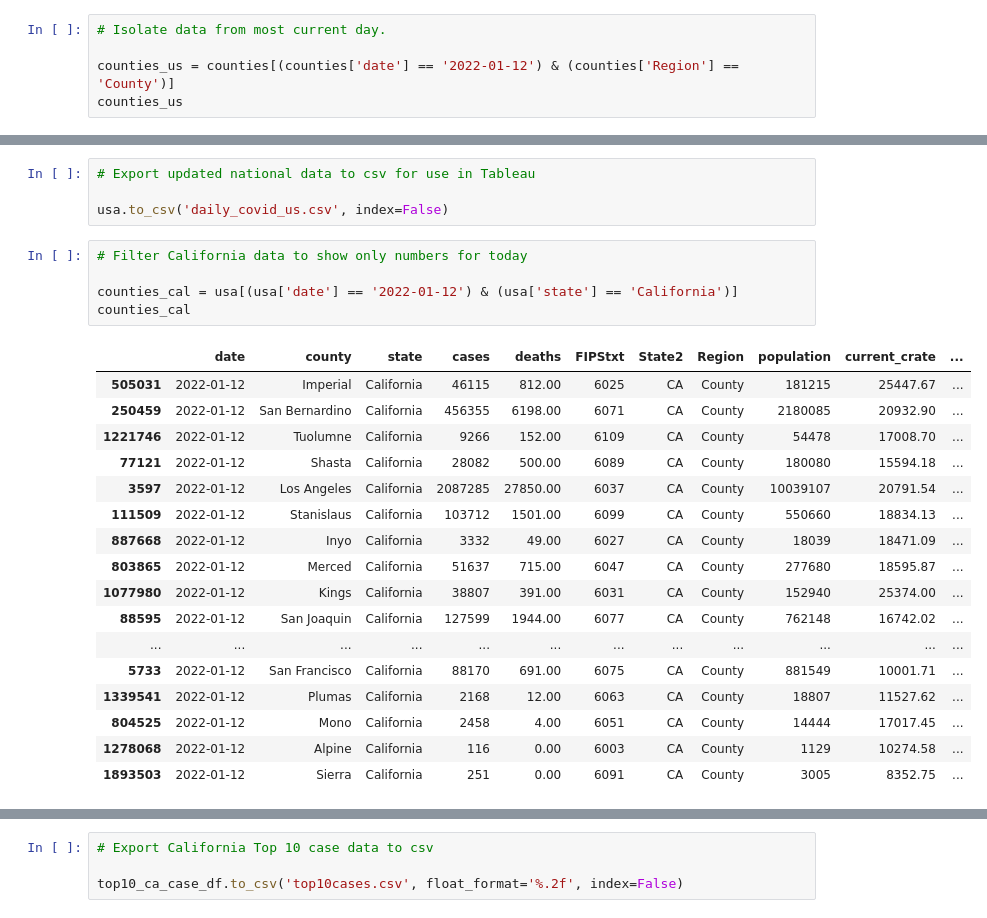
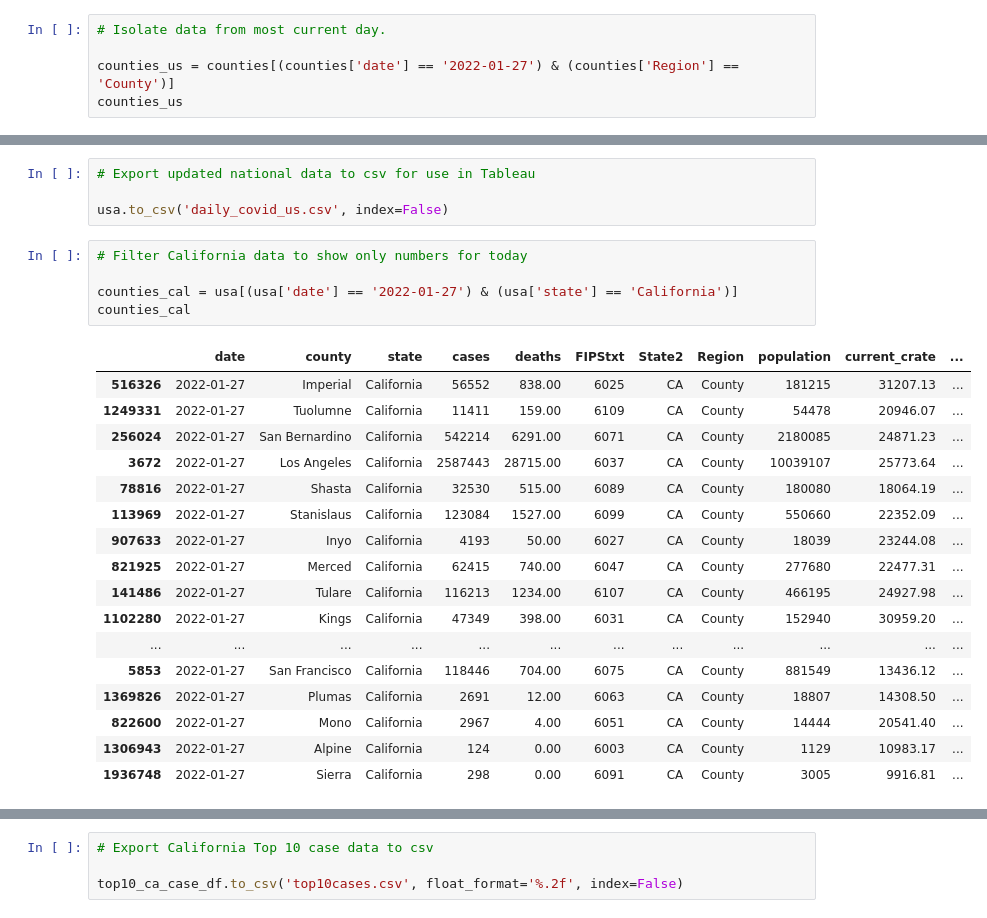
Before and after one commit to menlodoug/covid_crunching, a Jupyter notebook: pandas/COVID_USA.ipynb, the cells around one changed output, grey strips where cells are left out. Saved outputs shown, nothing was run; the diff lists cells and outputs as text.

```diff
--- a/pandas/COVID_USA.ipynb
+++ b/pandas/COVID_USA.ipynb
@@ -94,7 +94,7 @@ counties
 # %%
 # Isolate data from most current day.
 
-counties_us = counties[(counties['date'] == '2022-01-12') & (counties['Region'] == 'County')]
+counties_us = counties[(counties['date'] == '2022-01-27') & (counties['Region'] == 'County')]
 counties_us
 # %% [output]
 |  | date | county | state | cases | deaths | FIPStxt | State2 | Region | population | current_crate | ... |
@@ -249,26 +249,26 @@ usa.to_csv('daily_covid_us.csv', index=False)
 # %%
 # Filter California data to show only numbers for today
 
-counties_cal = usa[(usa['date'] == '2022-01-12') & (usa['state'] == 'California')]
+counties_cal = usa[(usa['date'] == '2022-01-27') & (usa['state'] == 'California')]
 counties_cal
 # %% [output]
 |  | date | county | state | cases | deaths | FIPStxt | State2 | Region | population | current_crate | ... |
-| 505031 | 2022-01-12 | Imperial | California | 46115 | 812.00 | 6025 | CA | County | 181215 | 25447.67 | ... |
-| 250459 | 2022-01-12 | San Bernardino | California | 456355 | 6198.00 | 6071 | CA | County | 2180085 | 20932.90 | ... |
-| 1221746 | 2022-01-12 | Tuolumne | California | 9266 | 152.00 | 6109 | CA | County | 54478 | 17008.70 | ... |
-| 77121 | 2022-01-12 | Shasta | California | 28082 | 500.00 | 6089 | CA | County | 180080 | 15594.18 | ... |
-| 3597 | 2022-01-12 | Los Angeles | California | 2087285 | 27850.00 | 6037 | CA | County | 10039107 | 20791.54 | ... |
-| 111509 | 2022-01-12 | Stanislaus | California | 103712 | 1501.00 | 6099 | CA | County | 550660 | 18834.13 | ... |
-| 887668 | 2022-01-12 | Inyo | California | 3332 | 49.00 | 6027 | CA | County | 18039 | 18471.09 | ... |
-| 803865 | 2022-01-12 | Merced | California | 51637 | 715.00 | 6047 | CA | County | 277680 | 18595.87 | ... |
-| 1077980 | 2022-01-12 | Kings | California | 38807 | 391.00 | 6031 | CA | County | 152940 | 25374.00 | ... |
-| 88595 | 2022-01-12 | San Joaquin | California | 127599 | 1944.00 | 6077 | CA | County | 762148 | 16742.02 | ... |
+| 516326 | 2022-01-27 | Imperial | California | 56552 | 838.00 | 6025 | CA | County | 181215 | 31207.13 | ... |
+| 1249331 | 2022-01-27 | Tuolumne | California | 11411 | 159.00 | 6109 | CA | County | 54478 | 20946.07 | ... |
+| 256024 | 2022-01-27 | San Bernardino | California | 542214 | 6291.00 | 6071 | CA | County | 2180085 | 24871.23 | ... |
+| 3672 | 2022-01-27 | Los Angeles | California | 2587443 | 28715.00 | 6037 | CA | County | 10039107 | 25773.64 | ... |
+| 78816 | 2022-01-27 | Shasta | California | 32530 | 515.00 | 6089 | CA | County | 180080 | 18064.19 | ... |
+| 113969 | 2022-01-27 | Stanislaus | California | 123084 | 1527.00 | 6099 | CA | County | 550660 | 22352.09 | ... |
+| 907633 | 2022-01-27 | Inyo | California | 4193 | 50.00 | 6027 | CA | County | 18039 | 23244.08 | ... |
+| 821925 | 2022-01-27 | Merced | California | 62415 | 740.00 | 6047 | CA | County | 277680 | 22477.31 | ... |
+| 141486 | 2022-01-27 | Tulare | California | 116213 | 1234.00 | 6107 | CA | County | 466195 | 24927.98 | ... |
+| 1102280 | 2022-01-27 | Kings | California | 47349 | 398.00 | 6031 | CA | County | 152940 | 30959.20 | ... |
 | ... | ... | ... | ... | ... | ... | ... | ... | ... | ... | ... | ... |
-| 5733 | 2022-01-12 | San Francisco | California | 88170 | 691.00 | 6075 | CA | County | 881549 | 10001.71 | ... |
-| 1339541 | 2022-01-12 | Plumas | California | 2168 | 12.00 | 6063 | CA | County | 18807 | 11527.62 | ... |
-| 804525 | 2022-01-12 | Mono | California | 2458 | 4.00 | 6051 | CA | County | 14444 | 17017.45 | ... |
-| 1278068 | 2022-01-12 | Alpine | California | 116 | 0.00 | 6003 | CA | County | 1129 | 10274.58 | ... |
-| 1893503 | 2022-01-12 | Sierra | California | 251 | 0.00 | 6091 | CA | County | 3005 | 8352.75 | ... |
+| 5853 | 2022-01-27 | San Francisco | California | 118446 | 704.00 | 6075 | CA | County | 881549 | 13436.12 | ... |
+| 1369826 | 2022-01-27 | Plumas | California | 2691 | 12.00 | 6063 | CA | County | 18807 | 14308.50 | ... |
+| 822600 | 2022-01-27 | Mono | California | 2967 | 4.00 | 6051 | CA | County | 14444 | 20541.40 | ... |
+| 1306943 | 2022-01-27 | Alpine | California | 124 | 0.00 | 6003 | CA | County | 1129 | 10983.17 | ... |
+| 1936748 | 2022-01-27 | Sierra | California | 298 | 0.00 | 6091 | CA | County | 3005 | 9916.81 | ... |
 # %%
 # Show top 10 California counties based on largest current infection rate
 
```
Also changed, not shown: parts of 14 cells of this notebook, 54 other files.
